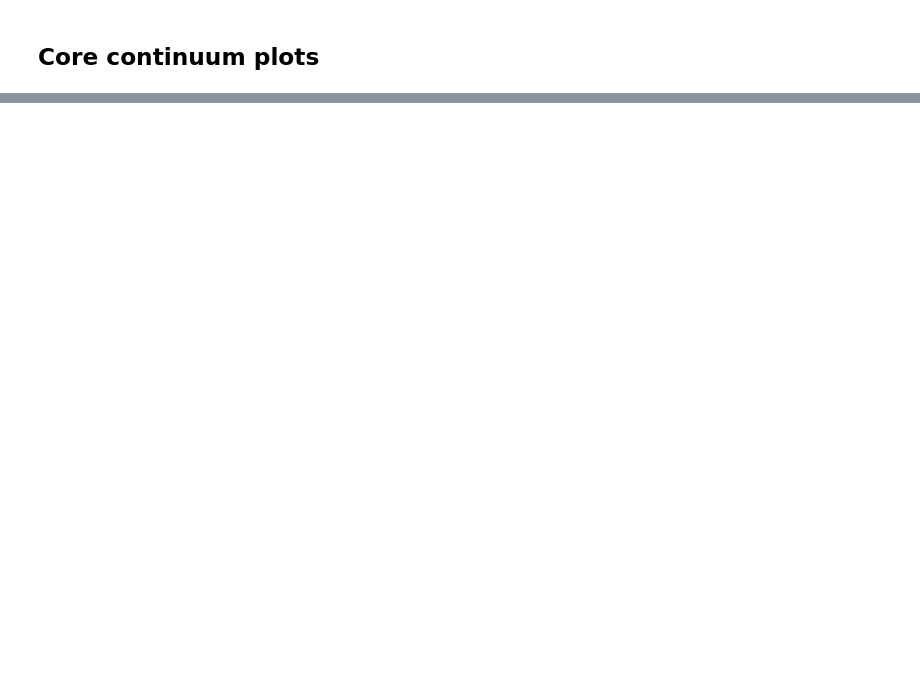
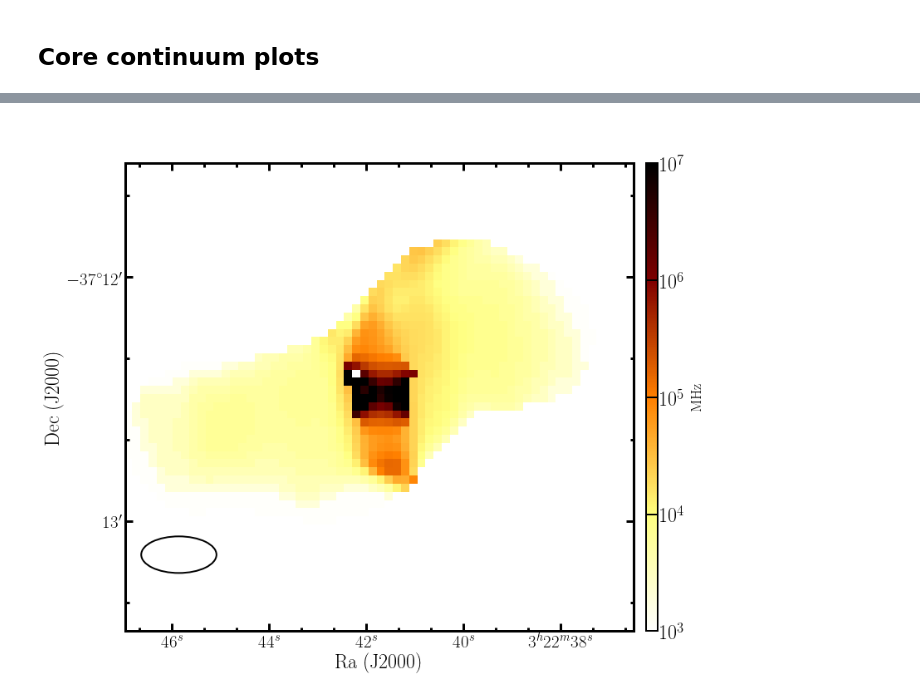
Before and after one commit to Fil8/contData, a Jupyter notebook: Core-cont-plots.ipynb, the cells around one changed output, grey strips where cells are left out. Cells and saved outputs as stored; diff of their text form; code cells hidden in the pictures; blank space fills up the shorter version.

```diff
--- a/Core-cont-plots.ipynb
+++ b/Core-cont-plots.ipynb
@@ -49,0 +61,80 @@ print '''\t+---------+\n\t Inputs loaded\n\t+---------+'''
+# %%
+params = {'font.family'         :' serif',
+          'font.style'          : 'normal',
+          'font.weight'         : 'book',
+          'font.size'           : 18.0,
+          'axes.linewidth'      : 2,
+          'lines.linewidth'     : 2,
+          'xtick.labelsize'     : 24,
+          'ytick.labelsize'     : 24,
+          'xtick.direction'     :'in',
+          'ytick.direction'     :'in',
+          'xtick.major.size'    : 9,
+          'xtick.major.width'   : 2,
+          'xtick.minor.size'    : 6,
+          'xtick.minor.width'   : 2,
+          'ytick.major.size'    : 9,
+          'ytick.major.width'   : 2,
+          'ytick.minor.size'    : 6,
+          'ytick.minor.width'   : 2,
+          'text.usetex'         : True,
+          'text.latex.unicode'  : True
+           }
+plt.rcParams.update(params)
+
+#plot image
+a=synMap
+
+fig = plt.figure(figsize=(12, 12))
+
+f4 = aplpy.FITSFigure(a, figure=fig)
+
+f4.show_colorscale(aspect='equal', cmap='afmhot_r',stretch = 'log',
+                    exponent=2,vmin=1e3,vmax=1.e7)
+f4.frame.set_linewidth(3)
+f4.recenter(FA_radeg,FA_decdeg,width=125./3600.,height=115./3600.)
+#f4.show_contour(d,levels=[0.3], colors='white',lw=2)
+
+#f4.set_title('Break frequency map')
+
+f4.tick_labels.set_font( weight='book', \
+                         stretch='normal', family='serif', \
+                         style='normal', variant='normal',size=21)
+
+f4.tick_labels.set_xformat('hh:mm:ss')
+
+f4.tick_labels.set_yformat('dd:mm')
+
+f4.axis_labels.set_xtext('Ra (J2000)')
+f4.axis_labels.set_ytext('Dec (J2000)')
+f4.axis_labels.set_font( weight='medium', \
+                        stretch='semi-expanded', family='serif', \
+                         style='normal', variant='normal',size=24)
+
+f4.ticks.set_color('k')
+f4.ticks.set_length(9)  # points
+f4.ticks.set_linewidth(3)  # points
+f4.ticks.set_minor_frequency(3)
+f4.ticks.show()
+
+
+f4.add_colorbar(log_format=True)
+
+f4.colorbar.set_ticks([1e3,1e4,1e5,1e6,1e7])
+#f4.colorbar.set_box([0.9, 0.118, 0.015, 0.765], box_orientation='vertical')
+
+f4.colorbar.set_frame_linewidth(1)
+f4.colorbar.set_pad(0.2)
+f4.colorbar.set_font( weight='medium', \
+                      stretch='semi-expanded', family='serif', \
+                    style='normal', variant='normal',size=24)
+f4.colorbar.set_axis_label_text(r'MHz')
+
+f4.show_ellipses(BeamRa, BeamDec, 18.5/3600., 9./3600., angle=0, edgecolor='black',linewidth=2 )
+
+#f4.set_theme('publication')
+fig.tight_layout()
+
+
+fig.savefig(outSynPlot,format='png',overwrite=True)
+# %% [output]
@@ -50,3 +143,4 @@ print '''\t+---------+\n\t Inputs loaded\n\t+---------+'''
+[figure, added]
 # %%
 params = {'font.family'         :' serif',
           'font.style'          : 'normal',
```
Also changed, not shown: parts of 3 cells of this notebook, 4 other files.
